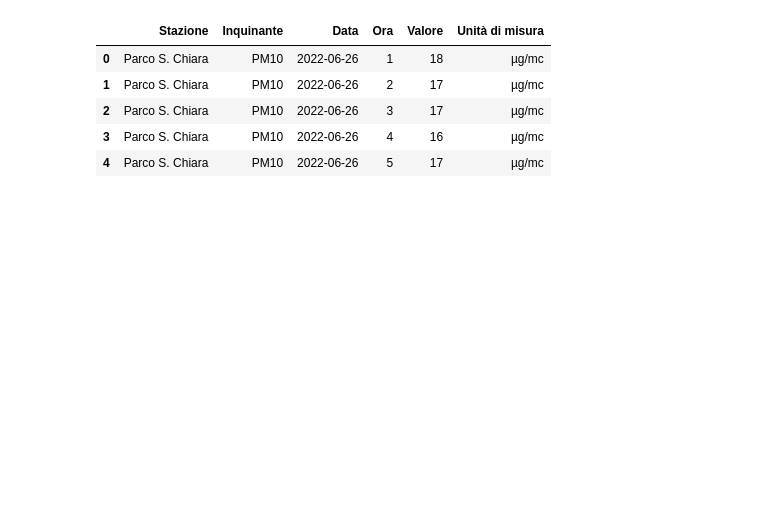
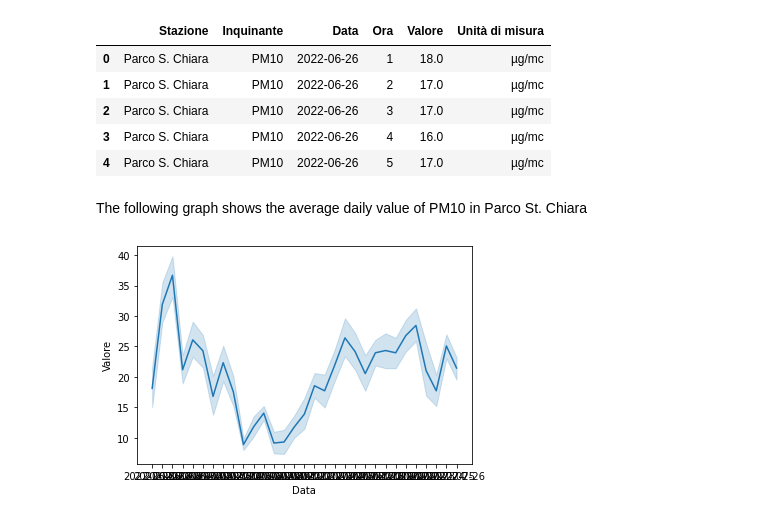
Before and after one commit to WebValley2022/webvalley-dashboard, a Jupyter notebook: appa.ipynb, the cells around one changed output. Saved outputs shown, nothing was run; the diff lists cells and outputs as text; code cells hidden in the pictures; blank space fills up the shorter version.

Commit message:
Daily PM10 parco St. Chiara plot

```diff
--- a/appa.ipynb
+++ b/appa.ipynb
@@ -5,11 +5,34 @@ from matplotlib import pyplot as plt
 import seaborn as sns
 # %%
 df = pd.read_csv('appa_data_26-07-2022.csv', encoding='windows-1252')
+df = df[df.Valore != 'n.d.']
+df.Valore = pd.to_numeric(df.Valore)
+df.Data = pd.to_datetime(df.Data)
 df.head()
 # %% [output]
 |  | Stazione | Inquinante | Data | Ora | Valore | Unità di misura |
-| 0 | Parco S. Chiara | PM10 | 2022-06-26 | 1 | 18 | µg/mc |
-| 1 | Parco S. Chiara | PM10 | 2022-06-26 | 2 | 17 | µg/mc |
-| 2 | Parco S. Chiara | PM10 | 2022-06-26 | 3 | 17 | µg/mc |
-| 3 | Parco S. Chiara | PM10 | 2022-06-26 | 4 | 16 | µg/mc |
-| 4 | Parco S. Chiara | PM10 | 2022-06-26 | 5 | 17 | µg/mc |
+| 0 | Parco S. Chiara | PM10 | 2022-06-26 | 1 | 18.0 | µg/mc |
+| 1 | Parco S. Chiara | PM10 | 2022-06-26 | 2 | 17.0 | µg/mc |
+| 2 | Parco S. Chiara | PM10 | 2022-06-26 | 3 | 17.0 | µg/mc |
+| 3 | Parco S. Chiara | PM10 | 2022-06-26 | 4 | 16.0 | µg/mc |
+| 4 | Parco S. Chiara | PM10 | 2022-06-26 | 5 | 17.0 | µg/mc |
+# %%
+pm10 = df[df.Inquinante == 'PM10']
+pm25 = df[df.Inquinante == 'PM2.5']
+no2 = df[df.Inquinante == 'Biossido di Azoto']
+o3 = df[df.Inquinante == 'Ozono']
+so2 = df[df.Inquinante == 'Biossido Zolfo']
+co = df[df.Inquinante == 'Ossido Carbonio']
+# %% [markdown]
+The following graph shows the average daily value of PM10 in Parco St. Chiara
+# %%
+pm10_stchiara = pm10[pm10.Stazione == 'Parco S. Chiara']
+
+sns.lineplot(
+    x='Data',
+    y='Valore',
+    data=pm10_stchiara
+)
+plt.show()
+# %% [output]
+[figure, added]
```
